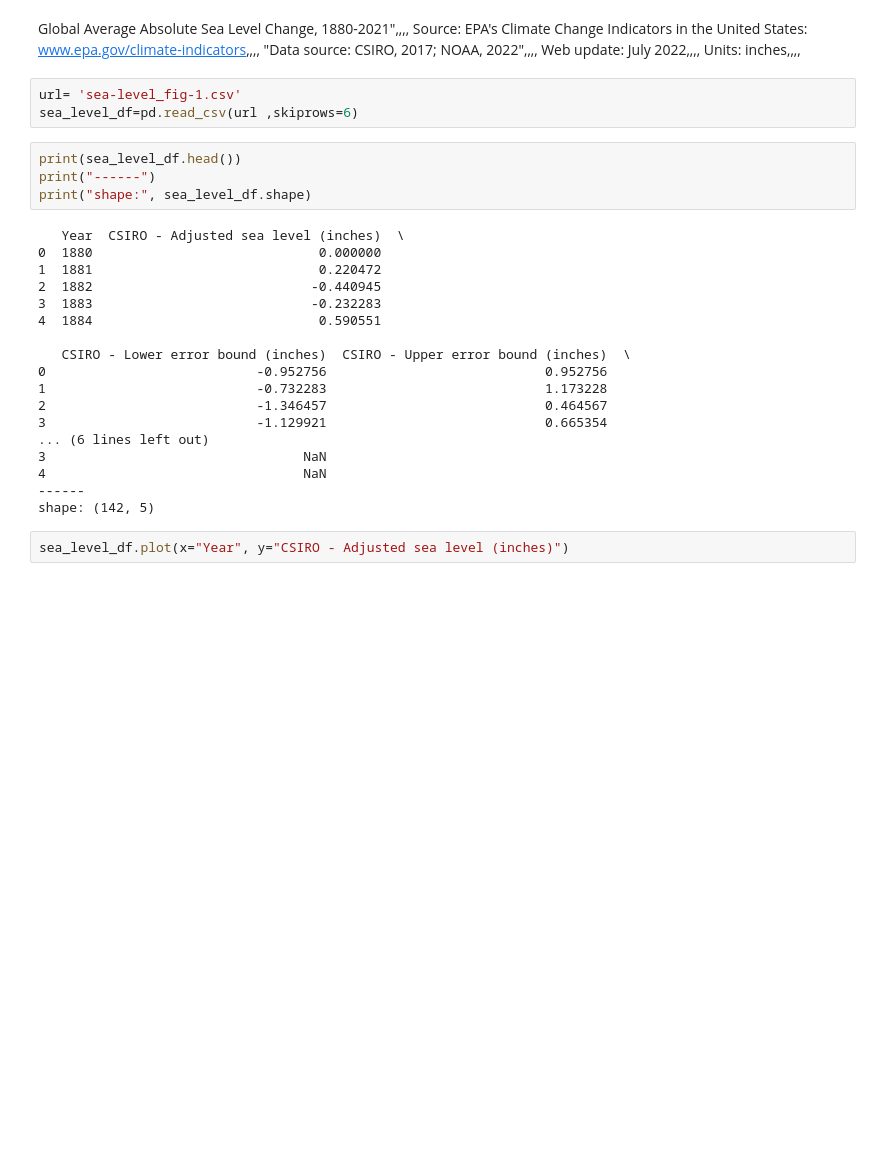
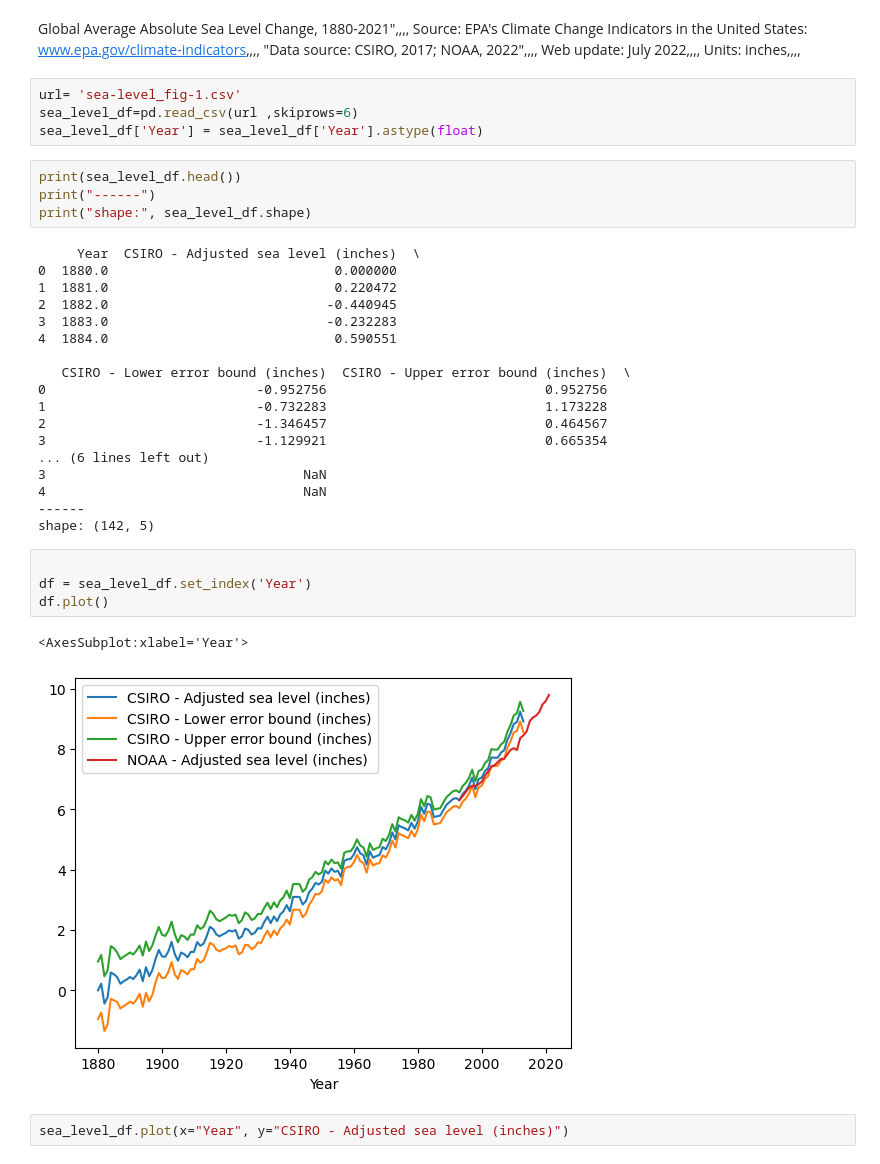
Before and after one commit to OlgaKnut/Programming-for-Data-Analysis-Project-2, a Jupyter notebook: pfda_project_2.ipynb, the cells around one changed output. Drawn from its saved outputs; the diff is of its cells as text; blank space fills up the shorter version.

```diff
--- a/pfda_project_2.ipynb
+++ b/pfda_project_2.ipynb
@@ -146,17 +147,18 @@ Units: inches,,,,
 # %%
 url= 'sea-level_fig-1.csv'
 sea_level_df=pd.read_csv(url ,skiprows=6)
+sea_level_df['Year'] = sea_level_df['Year'].astype(float)
 # %%
 print(sea_level_df.head())
 print("------")
 print("shape:", sea_level_df.shape)
 # %% [output]
-   Year  CSIRO - Adjusted sea level (inches)  \
-0  1880                             0.000000
-1  1881                             0.220472
-2  1882                            -0.440945
-3  1883                            -0.232283
-4  1884                             0.590551
+     Year  CSIRO - Adjusted sea level (inches)  \
+0  1880.0                             0.000000
+1  1881.0                             0.220472
+2  1882.0                            -0.440945
+3  1883.0                            -0.232283
+4  1884.0                             0.590551
 
    CSIRO - Lower error bound (inches)  CSIRO - Upper error bound (inches)  \
 0                           -0.952756                            0.952756
@@ -168,6 +170,13 @@ print("shape:", sea_level_df.shape)
 4                                 NaN
 ------
 shape: (142, 5)
+# %%
+
+df = sea_level_df.set_index('Year')
+df.plot()
+# %% [output]
+<AxesSubplot:xlabel='Year'>
+[figure, added]
 # %%
 sea_level_df.plot(x="Year", y="CSIRO - Adjusted sea level (inches)")
 # %% [output]
```
Also changed, not shown: parts of 5 cells of this notebook, 1 other file.
